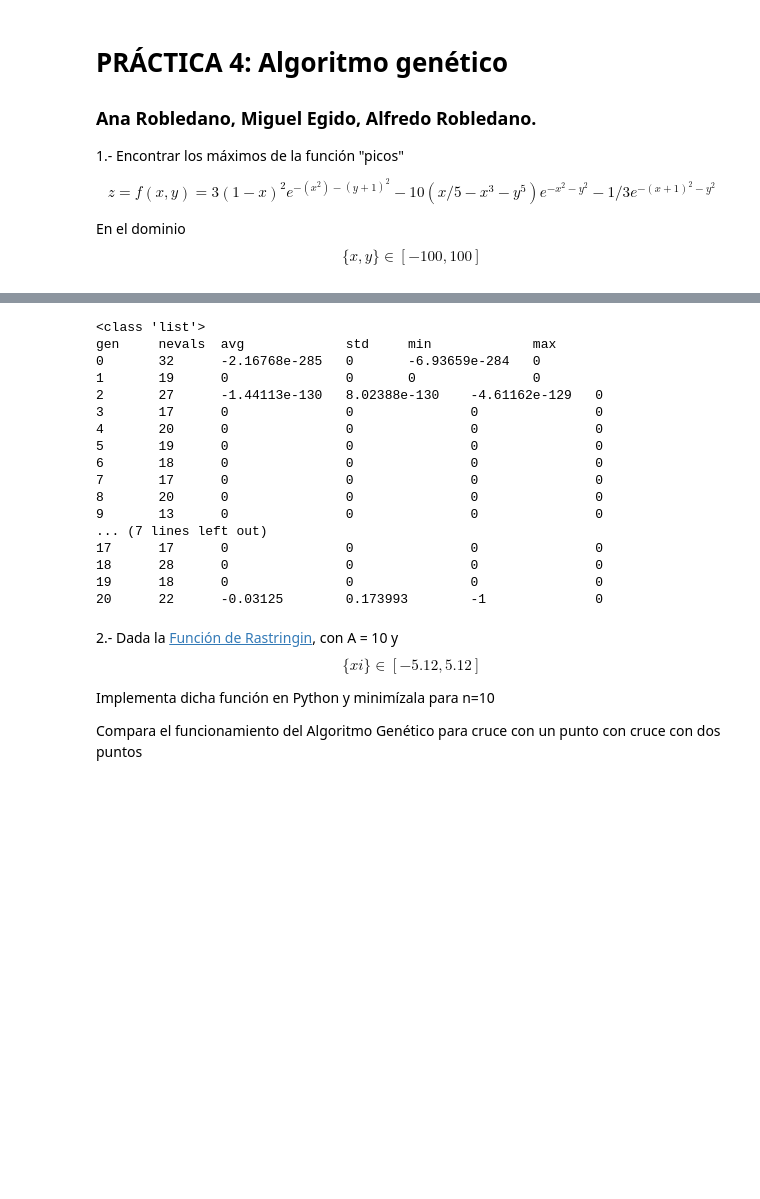
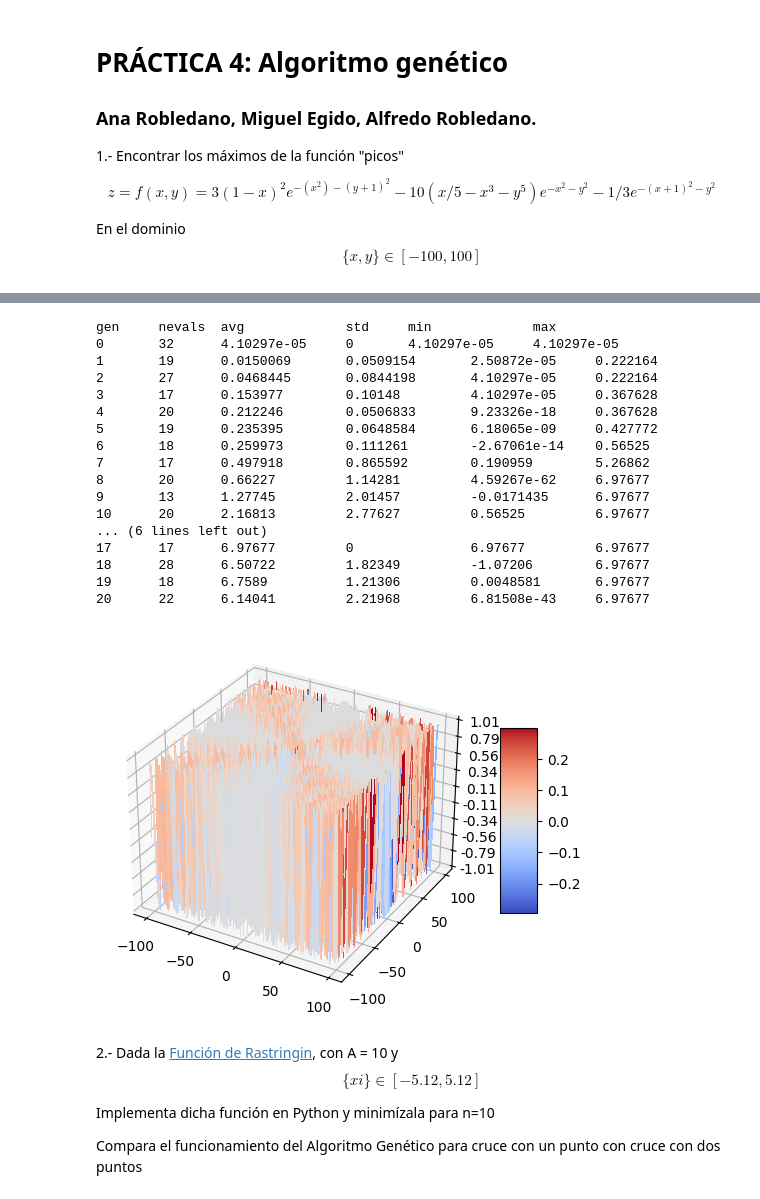
Before and after one commit to Alf-caput/P4_AlgoritmoGenetico, a Jupyter notebook: P4_AlgGen.ipynb, the cells around one changed output, grey strips where cells are left out. Drawn from its saved outputs; the diff is of its cells as text; code cells hidden in the pictures; blank space fills up the shorter version.

```diff
--- a/P4_AlgGen.ipynb
+++ b/P4_AlgGen.ipynb
@@ -63,8 +66,7 @@ CXPB = 0.5 # probability of mating 2 individuals
 MUTPB = 0.2 # probabilty of mutating an individual
 NGEN = 20 # number of generations
 
-pop = toolbox.population()
-print(type(pop))
+pop = toolbox.population_initial()
 
 hof = tools.HallOfFame(1)
 stats = tools.Statistics(lambda ind: ind.fitness.values)
@@ -77,23 +79,55 @@ stats.register("max", np.max)
 logbook = tools.Logbook()
 pop, logbook = algorithms.eaSimple(pop, toolbox, cxpb=CXPB, mutpb=MUTPB, ngen=NGEN, stats=stats, halloffame=hof, verbose=True)
 # %% [output]
-<class 'list'>
 gen     nevals  avg             std     min             max
-0       32      -2.16768e-285   0       -6.93659e-284   0
-1       19      0               0       0               0
-2       27      -1.44113e-130   8.02388e-130    -4.61162e-129   0
-3       17      0               0               0               0
-4       20      0               0               0               0
-5       19      0               0               0               0
-6       18      0               0               0               0
-7       17      0               0               0               0
-8       20      0               0               0               0
-9       13      0               0               0               0
-... (7 lines left out)
-17      17      0               0               0               0
-18      28      0               0               0               0
-19      18      0               0               0               0
-20      22      -0.03125        0.173993        -1              0
+0       32      4.10297e-05     0       4.10297e-05     4.10297e-05
+1       19      0.0150069       0.0509154       2.50872e-05     0.222164
+2       27      0.0468445       0.0844198       4.10297e-05     0.222164
+3       17      0.153977        0.10148         4.10297e-05     0.367628
+4       20      0.212246        0.0506833       9.23326e-18     0.367628
+5       19      0.235395        0.0648584       6.18065e-09     0.427772
+6       18      0.259973        0.111261        -2.67061e-14    0.56525
+7       17      0.497918        0.865592        0.190959        5.26862
+8       20      0.66227         1.14281         4.59267e-62     6.97677
+9       13      1.27745         2.01457         -0.0171435      6.97677
+10      20      2.16813         2.77627         0.56525         6.97677
+... (6 lines left out)
+17      17      6.97677         0               6.97677         6.97677
+18      28      6.50722         1.82349         -1.07206        6.97677
+19      18      6.7589          1.21306         0.0048581       6.97677
+20      22      6.14041         2.21968         6.81508e-43     6.97677
+# %%
+import matplotlib.pyplot as plt
+import numpy as np
+
+from matplotlib import cm
+from matplotlib.ticker import LinearLocator
+
+fig, ax = plt.subplots(subplot_kw={"projection": "3d"})
+
+# Make data.
+X = np.arange(-100, 100)
+Y = np.arange(-100, 100)
+X, Y = np.meshgrid(X, Y)
+R = np.sqrt(X**2 + Y**2)
+Z = np.sin(R)
+
+# Plot the surface.
+surf = ax.plot_surface(X, Y, Z, cmap=cm.coolwarm,
+                       linewidth=0, antialiased=False)
+
+# Customize the z axis.
+ax.set_zlim(-1.01, 1.01)
+ax.zaxis.set_major_locator(LinearLocator(10))
+# A StrMethodFormatter is used automatically
+ax.zaxis.set_major_formatter('{x:.02f}')
+
+# Add a color bar which maps values to colors.
+fig.colorbar(surf, shrink=0.5, aspect=5)
+
+plt.show()
+# %% [output]
+[figure, added]
 # %% [markdown]
 2.- Dada la [Función de Rastringin](https://en.wikipedia.org/wiki/Rastrigin_function#:~:text=In%20mathematical%20optimization%2C%20the%20Rastrigin,has%20been%20generalized%20by%20Rudolph.), con A = 10 y  $$\{xi\} \in [-5.12,5.12]$$
 
```
Also changed, not shown: parts of 3 cells of this notebook.
